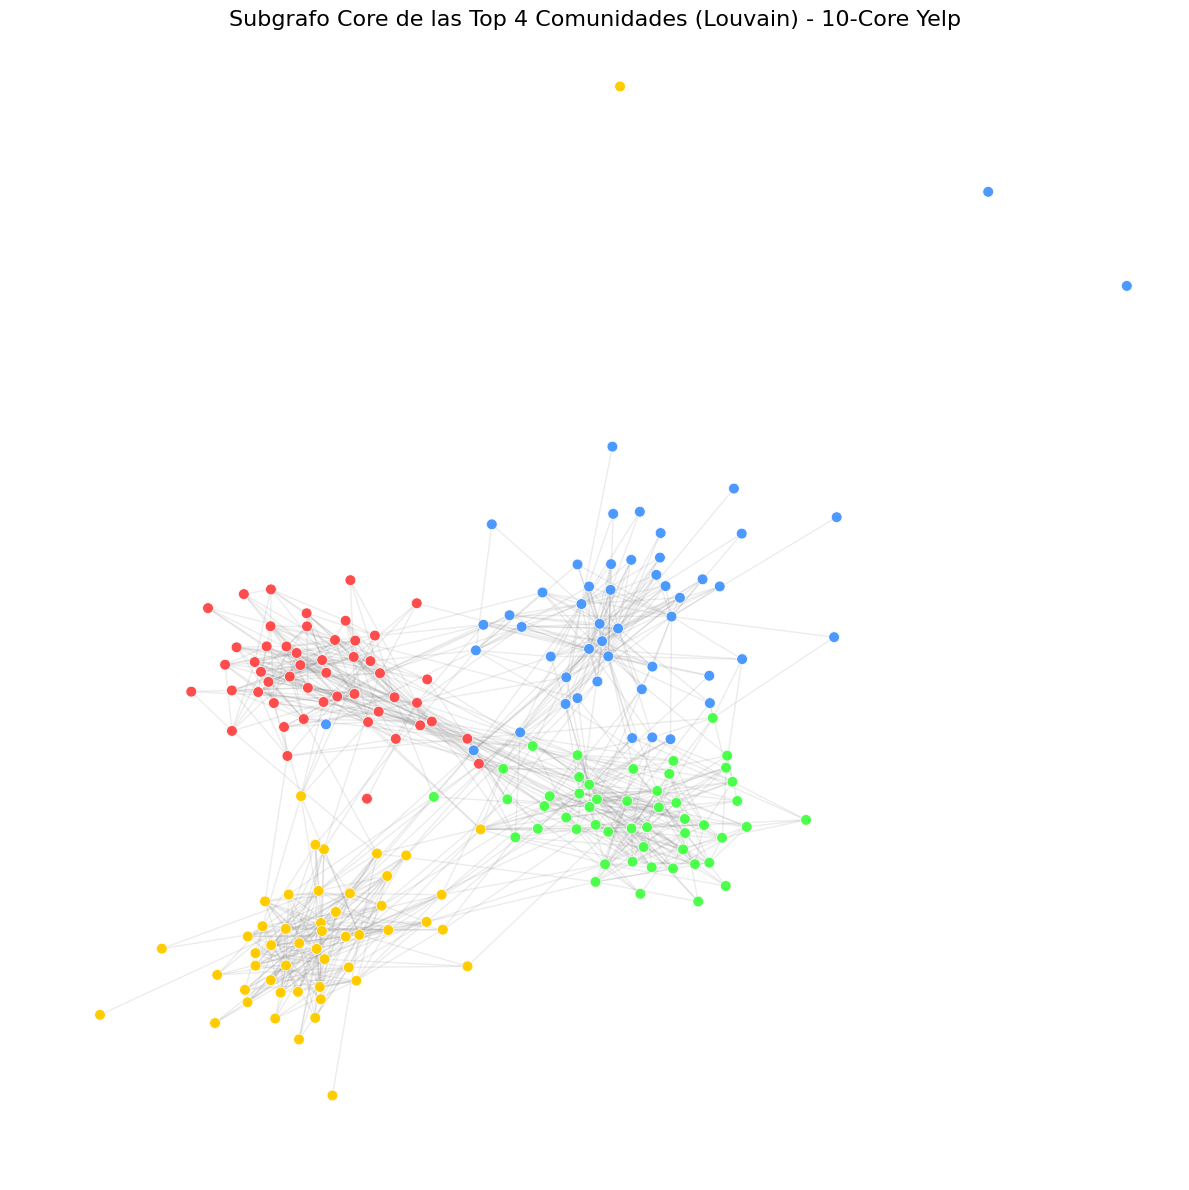
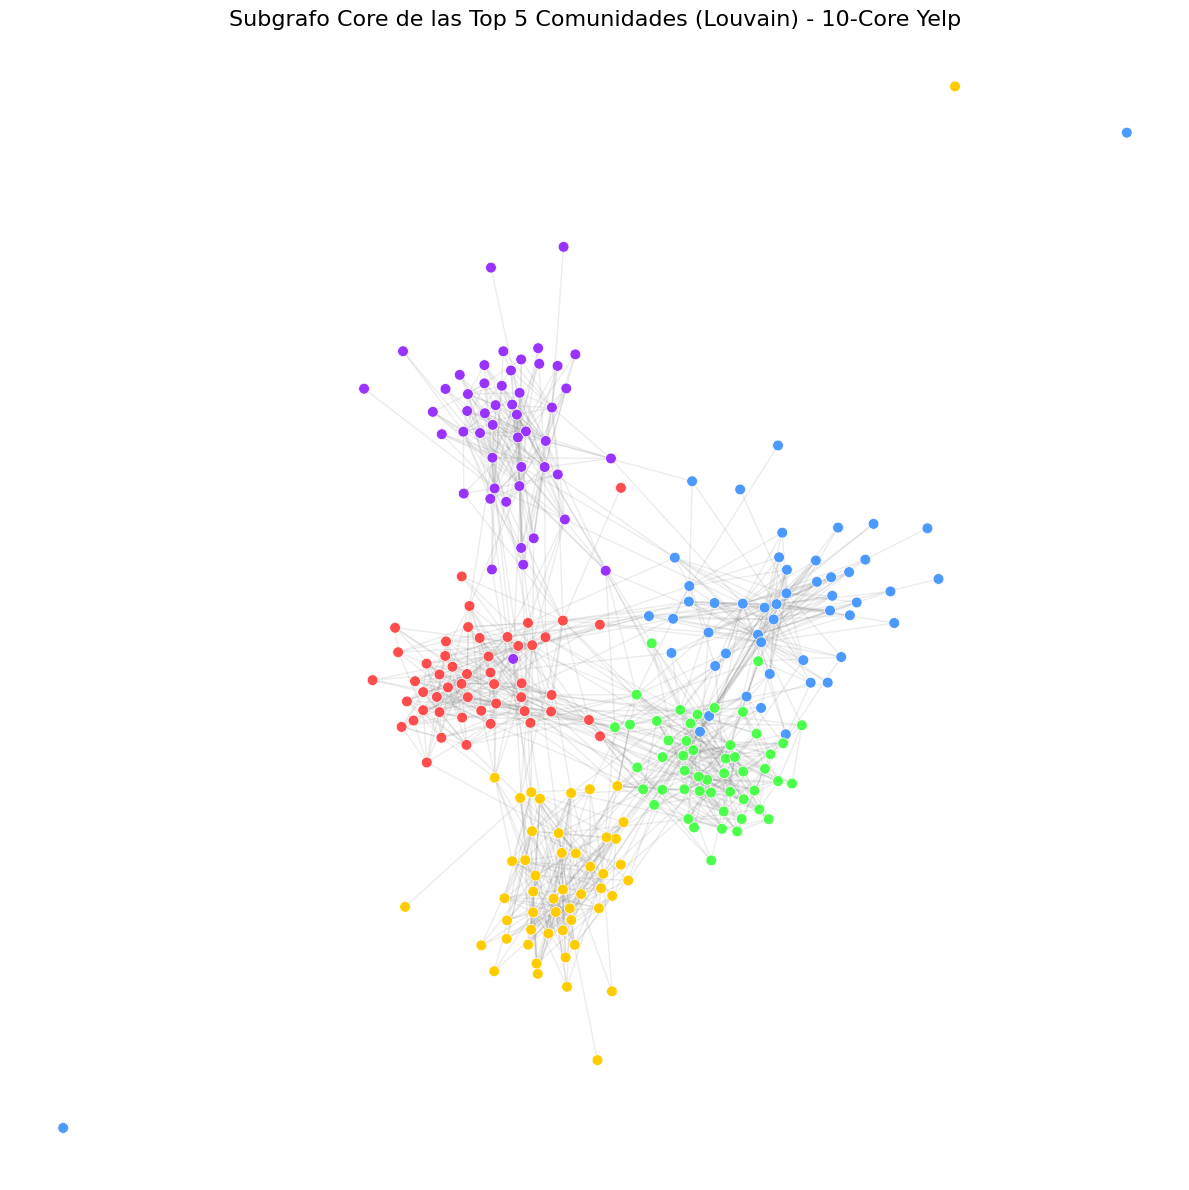
Unified diff of the notebook cell whose output changed from the first chart to the second:
--- before
+++ after
@@ -3,7 +3,7 @@
 from collections import Counter
 
-# Identificar las top 4 comunidades más grandes
+# Identificar las top 5 comunidades más grandes
 comm_counts = Counter(partition.values())
-top_comms = [c for c, _ in comm_counts.most_common(4)]
+top_comms = [c for c, _ in comm_counts.most_common(5)]
 
 # Seleccionar los top nodos de cada comunidad (por grado)
@@ -23,11 +23,16 @@
             G_viz.add_edge(u, v)
 
-# Mapa de colores estético
-color_map = {top_comms[0]: '#FF4C4C', top_comms[1]: '#4C99FF', 
-             top_comms[2]: '#4CFF4C', top_comms[3]: '#FFCC00'}
+# Mapa de colores estético para 5 comunidades (añadimos violeta '#9933FF')
+color_map = {
+    top_comms[0]: '#FF4C4C', 
+    top_comms[1]: '#4C99FF', 
+    top_comms[2]: '#4CFF4C', 
+    top_comms[3]: '#FFCC00',
+    top_comms[4]: '#9933FF'
+}
 colors = [color_map[G_viz.nodes[n]['community']] for n in G_viz.nodes()]
 
 plt.figure(figsize=(12, 12))
-plt.title("Subgrafo Core de las Top 4 Comunidades (Louvain) - 10-Core Yelp", fontsize=16)
+plt.title("Subgrafo Core de las Top 5 Comunidades (Louvain) - 10-Core Yelp", fontsize=16)
 
 # Usamos spring_layout (fuerzas de repulsión/atracción) para separar las comunidades naturalmente

Commit: Add: presentacion actualizada